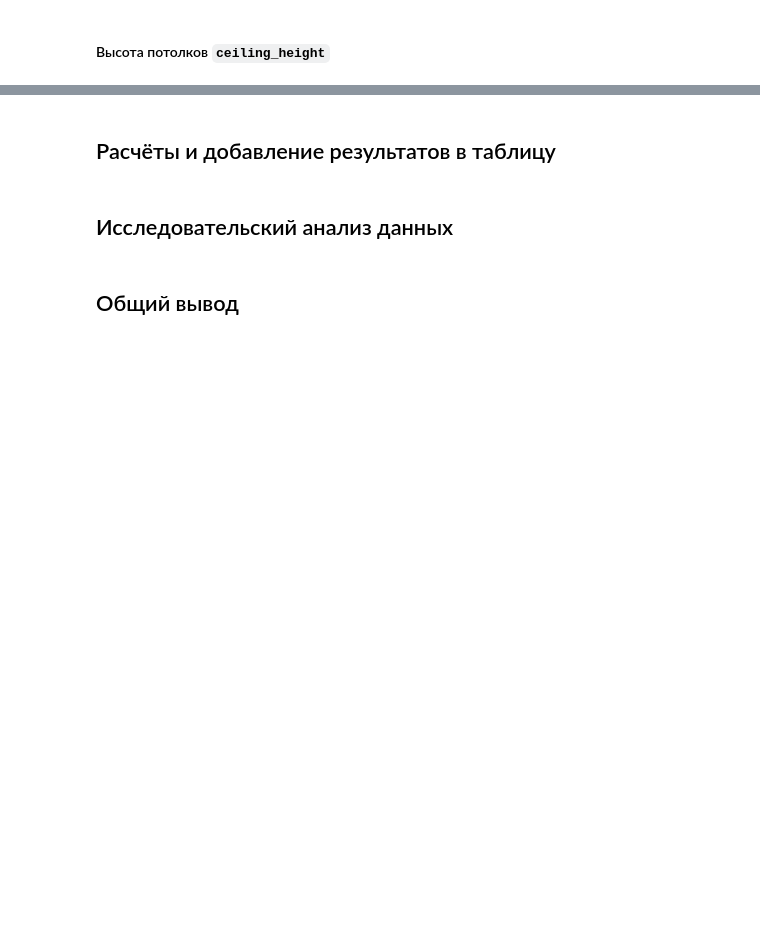
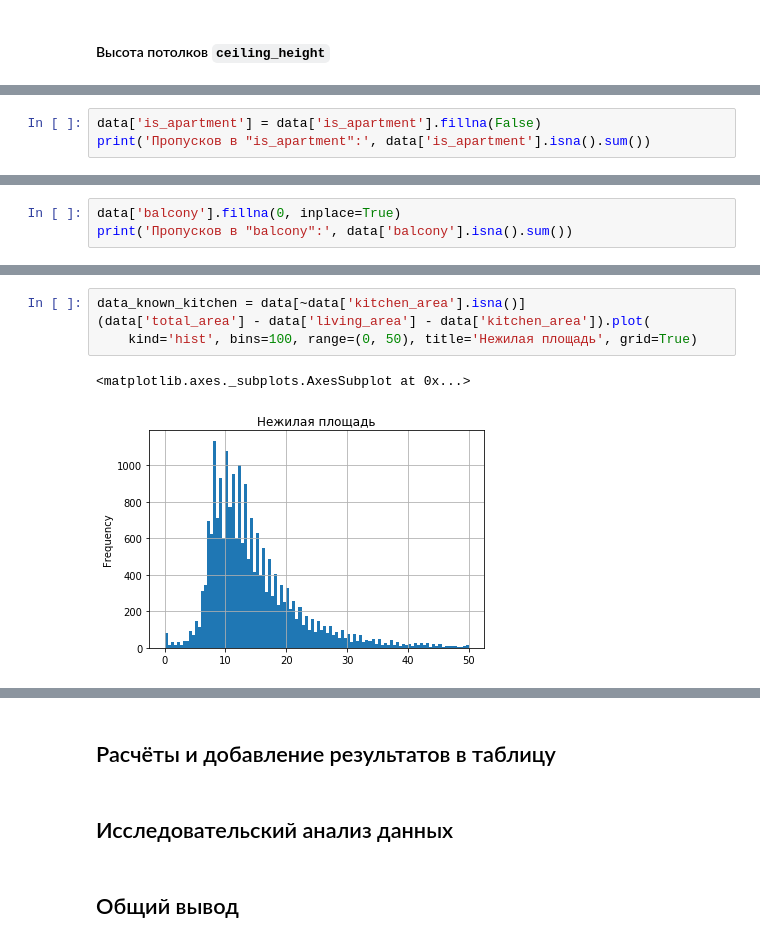
Before and after one commit to mazor86/praktikum_data_science, a Jupyter notebook: sprint_04/mazor86_sprint_04.ipynb, the cells around one changed output, grey strips where cells are left out. Saved outputs shown, nothing was run; the diff lists cells and outputs as text; blank space fills up the shorter version.

```diff
--- a/sprint_04/mazor86_sprint_04.ipynb
+++ b/sprint_04/mazor86_sprint_04.ipynb
@@ -413,0 +454,3 @@ data.pivot_table(index='locality_name')
+# %%
+data['is_apartment'] = data['is_apartment'].fillna(False)
+print('Пропусков в "is_apartment":', data['is_apartment'].isna().sum())
@@ -413,0 +473,3 @@ data.pivot_table(index='locality_name')
+# %%
+data['balcony'].fillna(0, inplace=True)
+print('Пропусков в "balcony":', data['balcony'].isna().sum())
@@ -413,0 +495,7 @@ data.pivot_table(index='locality_name')
+# %%
+data_known_kitchen = data[~data['kitchen_area'].isna()]
+(data['total_area'] - data['living_area'] - data['kitchen_area']).plot(
+    kind='hist', bins=100, range=(0, 50), title='Нежилая площадь', grid=True)
+# %% [output]
+<matplotlib.axes._subplots.AxesSubplot at 0x...>
+[figure, added]
```
Also changed, not shown: parts of 63 cells of this notebook.
